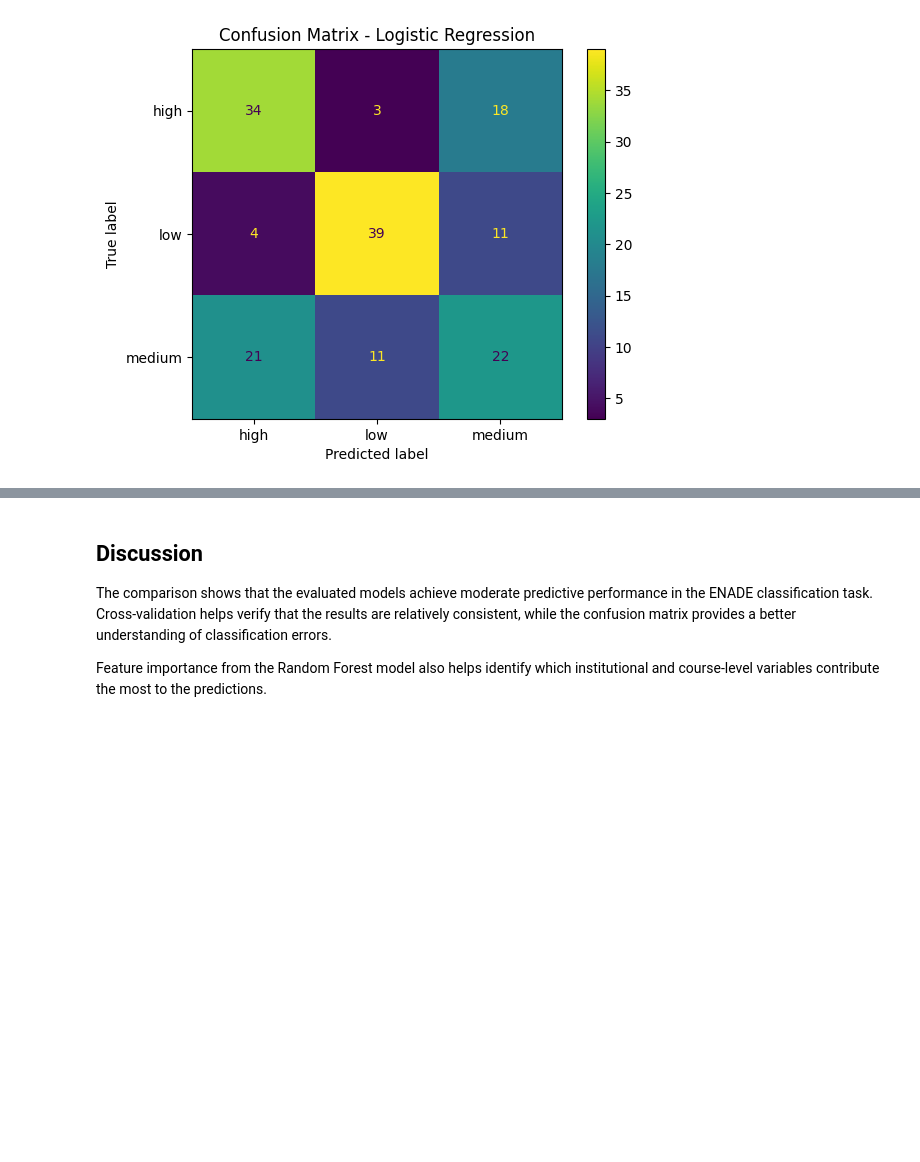
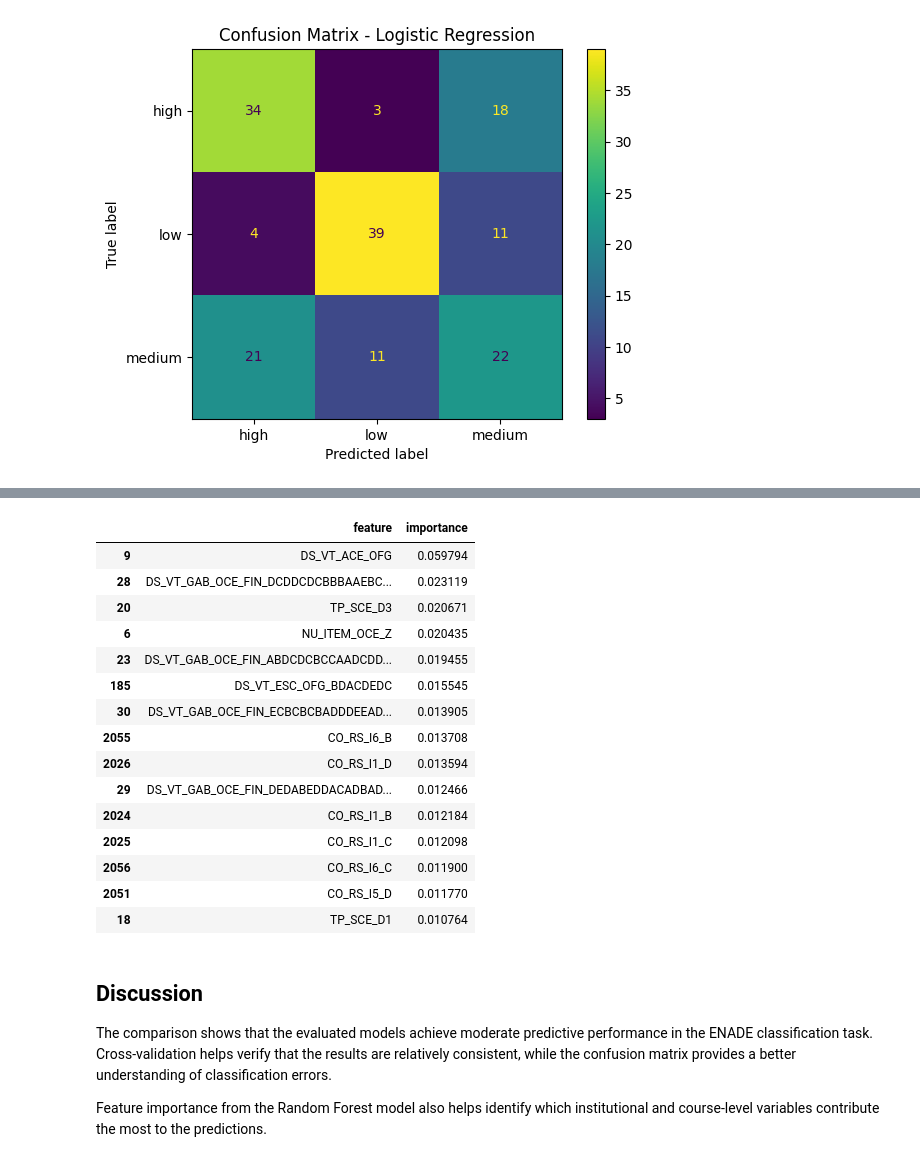
Before and after one commit to lucasdahbar/enade-performance-prediction, a Jupyter notebook: notebooks/05_model_comparison.ipynb, the cells around one changed output, grey strips where cells are left out. Cells and saved outputs as stored; diff of their text form; code cells hidden in the pictures; blank space fills up the shorter version.

Commit message:
Update notebook to compute feature importance based on course attributes

```diff
--- a/notebooks/05_model_comparison.ipynb
+++ b/notebooks/05_model_comparison.ipynb
@@ -200,3 +181,46 @@ feature_importance_df.head(10)
+# %%
+import pandas as pd
+from sklearn.ensemble import RandomForestClassifier
+
+df = pd.read_csv("../data/raw/cursos_ufjf_enade2022.csv")
+
+df = df.dropna(subset=["NT_GER"])
+
+y = pd.qcut(df["NT_GER"], q=3, labels=["low", "medium", "high"])
+
+cols_remove = [col for col in df.columns if "NT_" in col]
+X = df.drop(columns=cols_remove + ["CO_CURSO"], errors="ignore")
+
+X = pd.get_dummies(X, drop_first=False)
+
+X = X.fillna(0)
+
+rf = RandomForestClassifier(n_estimators=100, random_state=42, n_jobs=-1)
+rf.fit(X, y)
+
+feature_importance_df = pd.DataFrame({
+    "feature": X.columns,
+    "importance": rf.feature_importances_
+}).sort_values(by="importance", ascending=False)
+
+feature_importance_df.head(15)
+# %% [output]
+|  | feature | importance |
+| 9 | DS_VT_ACE_OFG | 0.059794 |
+| 28 | DS_VT_GAB_OCE_FIN_DCDDCDCBBBAAEBC... | 0.023119 |
+| 20 | TP_SCE_D3 | 0.020671 |
+| 6 | NU_ITEM_OCE_Z | 0.020435 |
+| 23 | DS_VT_GAB_OCE_FIN_ABDCDCBCCAADCDD... | 0.019455 |
+| 185 | DS_VT_ESC_OFG_BDACDEDC | 0.015545 |
+| 30 | DS_VT_GAB_OCE_FIN_ECBCBCBADDDEEAD... | 0.013905 |
+| 2055 | CO_RS_I6_B | 0.013708 |
+| 2026 | CO_RS_I1_D | 0.013594 |
+| 29 | DS_VT_GAB_OCE_FIN_DEDABEDDACADBAD... | 0.012466 |
+| 2024 | CO_RS_I1_B | 0.012184 |
+| 2025 | CO_RS_I1_C | 0.012098 |
+| 2056 | CO_RS_I6_C | 0.011900 |
+| 2051 | CO_RS_I5_D | 0.011770 |
+| 18 | TP_SCE_D1 | 0.010764 |
 # %% [markdown]
 ## Discussion
 
```
Also changed, not shown: parts of 2 cells of this notebook, 2 other files.
